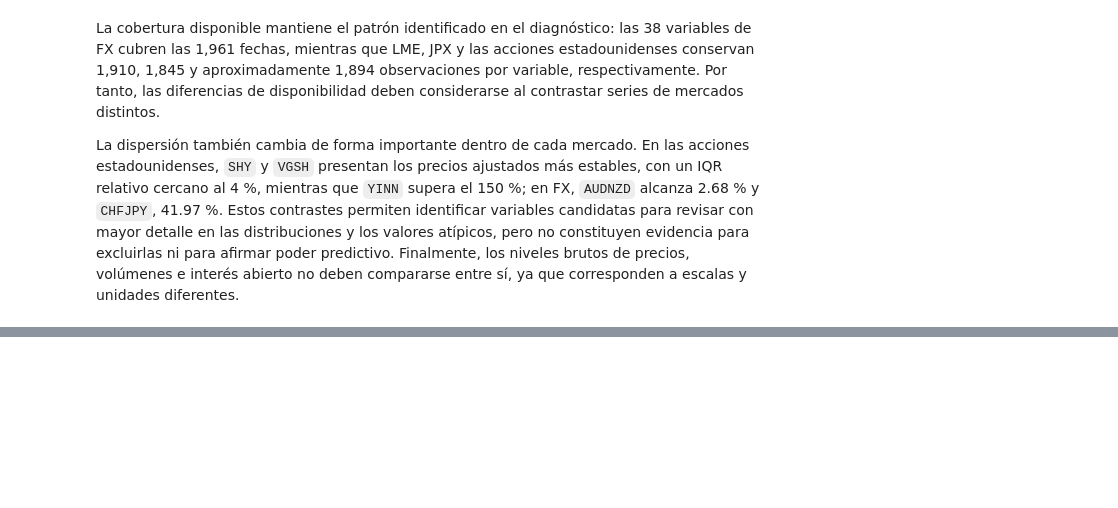
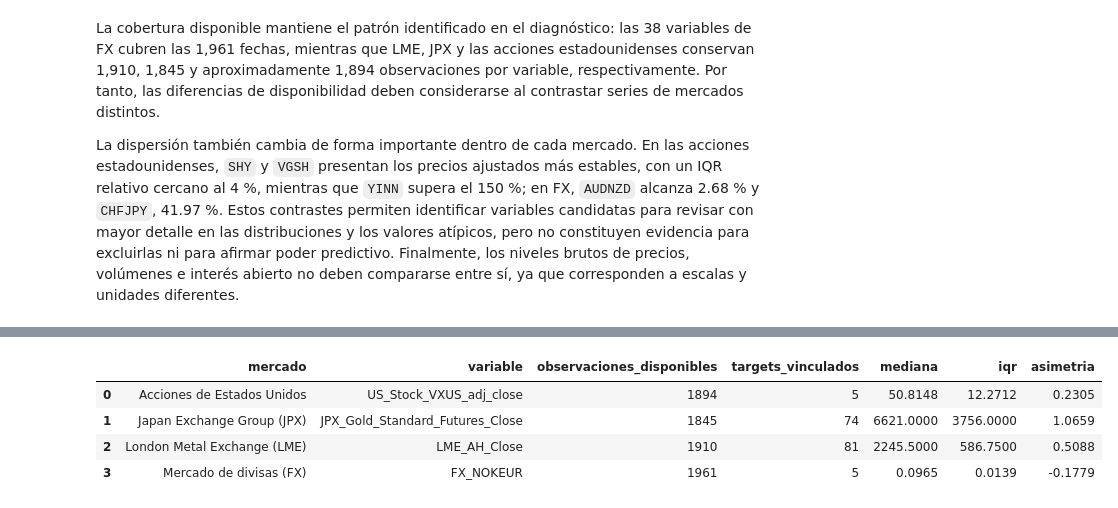
Before and after one commit to Bamo0507/Proyecto_2_EDA_Data_Science, a Jupyter notebook: notebooks/01_analisis_exploratorio.ipynb, the cells around one changed output, grey strips where cells are left out. Cells and saved outputs as stored; diff of their text form; code cells hidden in the pictures; blank space fills up the shorter version.

```diff
--- a/notebooks/01_analisis_exploratorio.ipynb
+++ b/notebooks/01_analisis_exploratorio.ipynb
@@ -1243,0 +1331,17 @@ La dispersión también cambia de forma importante dentro de cada mercado. En la
+# %%
+resumen_distribuciones = predictores_representativos.copy()
+resumen_distribuciones["asimetria"] = resumen_distribuciones["variable"].map(
+    lambda variable: train_eda[variable].skew()
+)
+
+resumen_distribuciones = resumen_distribuciones[
+    ["mercado", "variable", "observaciones_disponibles", "targets_vinculados", "mediana", "iqr", "asimetria"]
+]
+
+resumen_distribuciones.round(4)
+# %% [output]
+|  | mercado | variable | observaciones_disponibles | targets_vinculados | mediana | iqr | asimetria |
+| 0 | Acciones de Estados Unidos | US_Stock_VXUS_adj_close | 1894 | 5 | 50.8148 | 12.2712 | 0.2305 |
+| 1 | Japan Exchange Group (JPX) | JPX_Gold_Standard_Futures_Close | 1845 | 74 | 6621.0000 | 3756.0000 | 1.0659 |
+| 2 | London Metal Exchange (LME) | LME_AH_Close | 1910 | 81 | 2245.5000 | 586.7500 | 0.5088 |
+| 3 | Mercado de divisas (FX) | FX_NOKEUR | 1961 | 5 | 0.0965 | 0.0139 | -0.1779 |
```
Also changed, not shown: parts of 12 cells of this notebook, 1 other file.
